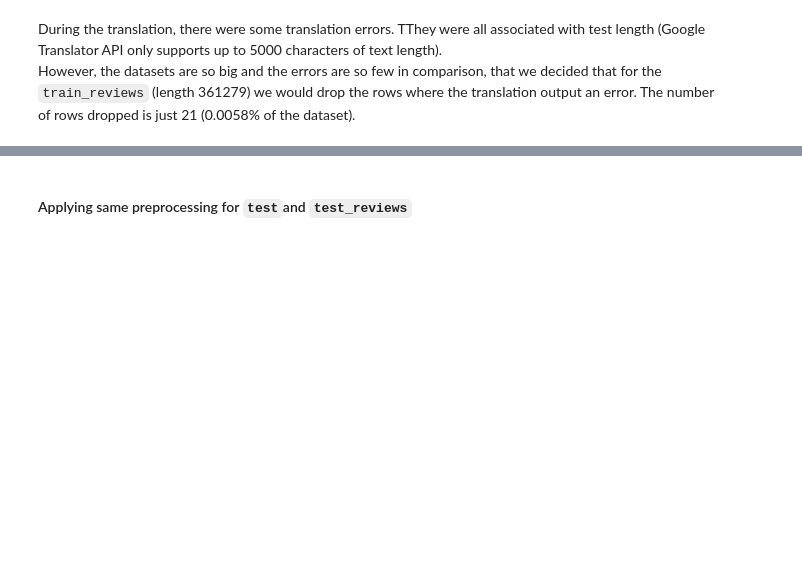
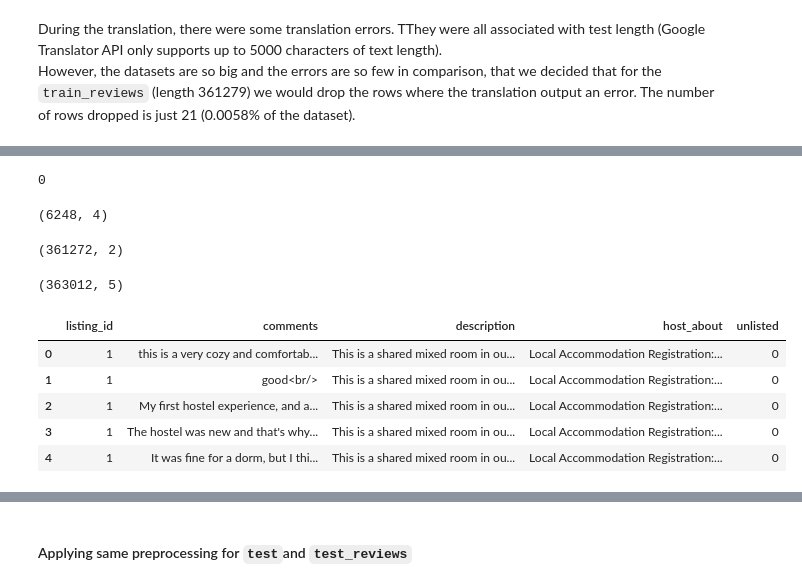
Before and after one commit to andrefilipefmsilva/NLP_AirBnB-Listings, a Jupyter notebook: NLP_15.ipynb, the cells around one changed output, grey strips where cells are left out. Cells and saved outputs as stored; diff of their text form; code cells hidden in the pictures; blank space fills up the shorter version.

```diff
--- a/NLP_15.ipynb
+++ b/NLP_15.ipynb
@@ -1560,7 +1576,12 @@ train_reviews.head()
+# %%
+# Dropping where there is an Error in translation
+train_reviews = train_reviews[train_reviews["comments_en"] != "Error"]
 # %%
-# Dropping the non-translated comments columns
-train_reviews.drop(columns = {"comments"}, inplace = True)
-test_reviews.drop(columns = {"comments"}, inplace = True)
+# Dropping the non-translated columns and columns we don't need anymore
+train.drop(columns = {"description", "host_about","language_description","language_host_about"}, inplace = True)
+test.drop(columns = {"description", "host_about","language_description","language_host_about"}, inplace = True)
+train_reviews.drop(columns = {"comments","language"}, inplace = True)
+test_reviews.drop(columns = {"comments","language"}, inplace = True)
 # %%
 # Changing index to listing_id for easier identification of what it means
 train_reviews = train_reviews.rename(columns={"index" : "listing_id"})
@@ -1568,7 +1589,9 @@ test_reviews = test_reviews.rename(columns={"index" : "listing_id"})
 train = train.rename(columns={"index" : "listing_id"})
 test = test.rename(columns={"index" : "listing_id"})
 # %%
-# Changing `comments_en` to `comments`
+# Changing `en``
+train = train.rename(columns={"description_en" : "description", "host_about_en" : "host_about"})
+test = test.rename(columns={"description_en" : "description", "host_about_en" : "host_about"})
 train_reviews = train_reviews.rename(columns={"comments_en" : "comments"})
 test_reviews = test_reviews.rename(columns={"comments_en" : "comments"})
 # %%
@@ -1583,11 +1640,28 @@ df_train.duplicated().sum()
 df_train.drop_duplicates(inplace = True)
 # %%
 df_train.duplicated().sum()
+# %% [output]
+0
 # %%
 train.shape
+# %% [output]
+(6248, 4)
 # %%
 train_reviews.shape
+# %% [output]
+(361272, 2)
 # %%
 df_train.shape
+# %% [output]
+(363012, 5)
+# %%
+df_train.head()
+# %% [output]
+|  | listing_id | comments | description | host_about | unlisted |
+| 0 | 1 | this is a very cozy and comfortab... | This is a shared mixed room in ou... | Local Accommodation Registration:... | 0 |
+| 1 | 1 | good<br/> | This is a shared mixed room in ou... | Local Accommodation Registration:... | 0 |
+| 2 | 1 | My first hostel experience, and a... | This is a shared mixed room in ou... | Local Accommodation Registration:... | 0 |
+| 3 | 1 | The hostel was new and that's why... | This is a shared mixed room in ou... | Local Accommodation Registration:... | 0 |
+| 4 | 1 | It was fine for a dorm, but I thi... | This is a shared mixed room in ou... | Local Accommodation Registration:... | 0 |
 # %%
 # Reordering columns
```
Also changed, not shown: parts of 115 cells of this notebook.
